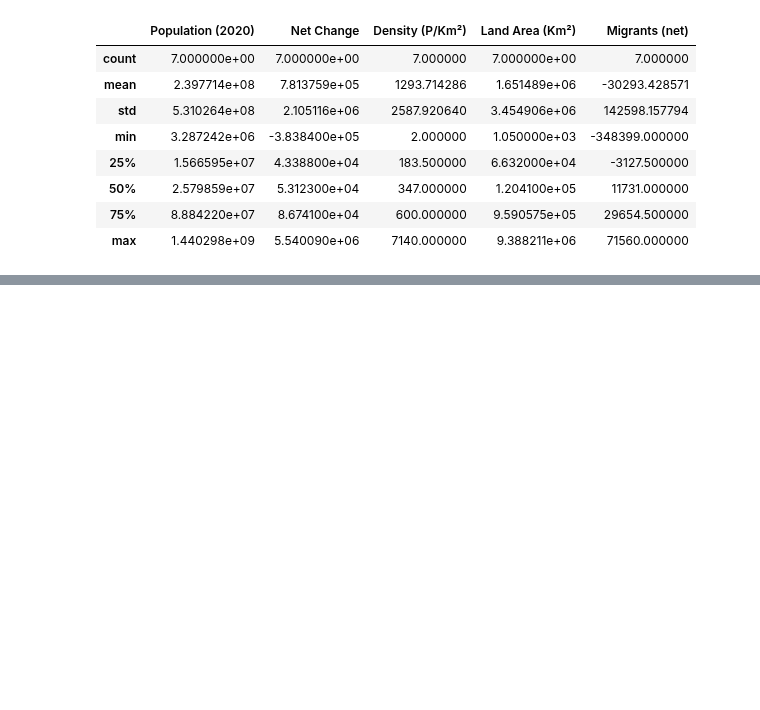
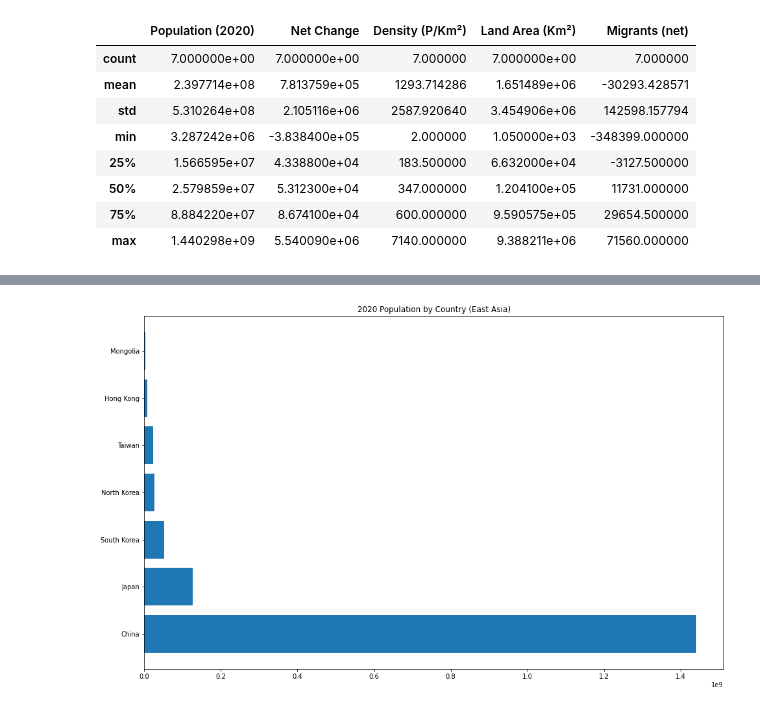
Before and after one commit to sherwin-ad/my_tutorials, a Jupyter notebook: python/3_basic_statistics_with_python.ipynb, the cells around one changed output, grey strips where cells are left out. Saved outputs shown, nothing was run; the diff lists cells and outputs as text; code cells hidden in the pictures; blank space fills up the shorter version.

```diff
--- a/python/3_basic_statistics_with_python.ipynb
+++ b/python/3_basic_statistics_with_python.ipynb
@@ -459,9 +459,9 @@ import pandas as pd
 
 df = pd.read_csv("population_by_country_2020.csv")
 
-ea = df[df["Country"].isin(["China","South Korea","North Korea","Macau","Hong Kong","Tibet","Taiwan","Japan","Mongolia"])]
+east_asia = df[df["Country"].isin(["China","South Korea","North Korea","Macau","Hong Kong","Tibet","Taiwan","Japan","Mongolia"])]
 
-ea
+east_asia
 # %% [output]
 |  | Country | Population (2020) | Yearly Change | Net Change | Density (P/Km²) | Land Area (Km²) | ... |
 | 0 | China | 1440297825 | 0.39 % | 5540090 | 153 | 9388211 | ... |
@@ -485,0 +593,14 @@ ea.describe()
+# %%
+import matplotlib.pyplot as plt
+
+country = east_asia['Country']
+
+population = east_asia['Population (2020)']
+
+fig = plt.figure(figsize =(16, 10))
+plt.barh(country, population)
+
+plt.title('2020 Population by Country (East Asia)')
+plt.show()
+# %% [output]
+[figure, added]
```
Also changed, not shown: parts of 8 cells of this notebook, 13 other files.
